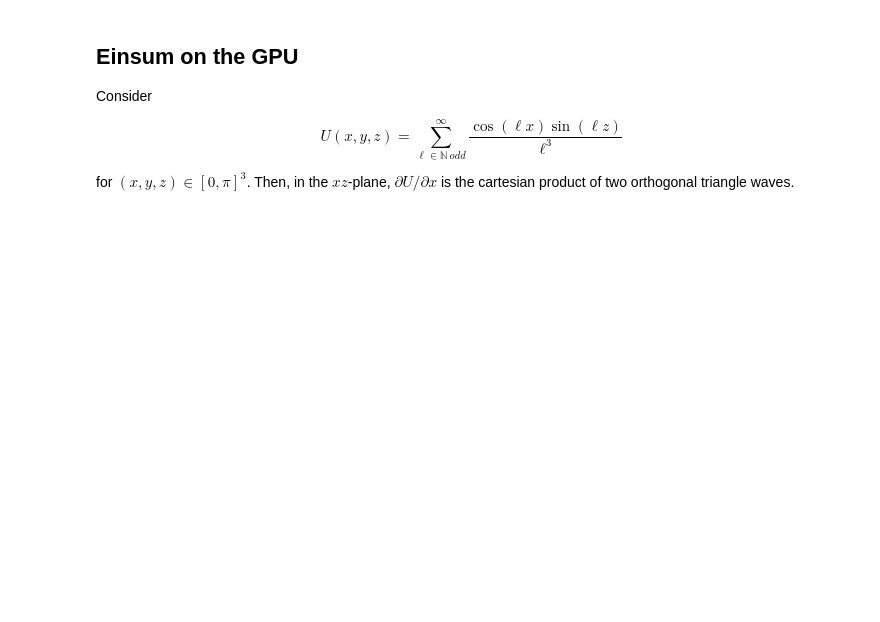
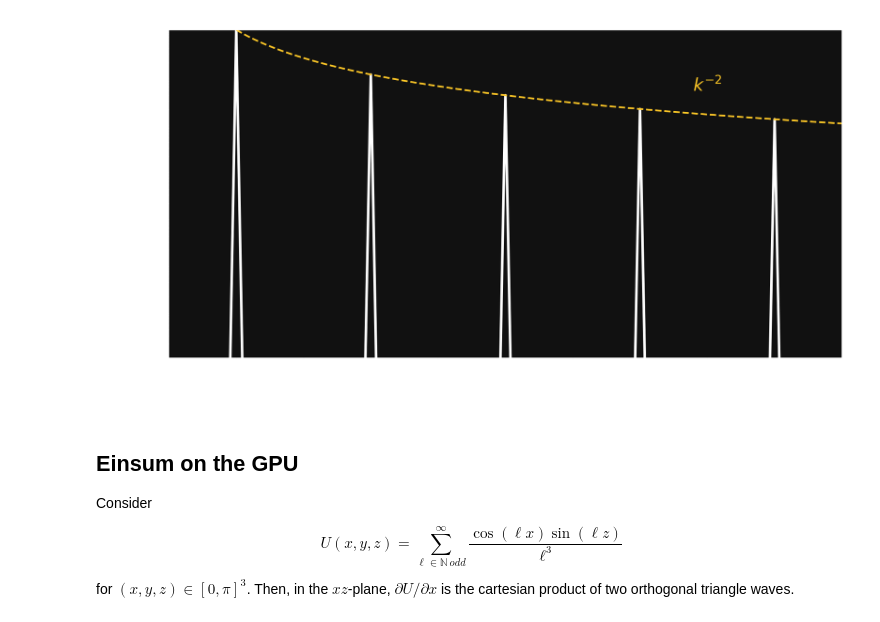
Before and after one commit to jyalim/RCworkshops, a Jupyter notebook: intro-python/fft-gpu/fft-nvidia.ipynb, the cells around one changed output. Saved outputs shown, nothing was run; the diff lists cells and outputs as text; code cells hidden in the pictures; blank space fills up the shorter version.

```diff
--- a/intro-python/fft-gpu/fft-nvidia.ipynb
+++ b/intro-python/fft-gpu/fft-nvidia.ipynb
@@ -68,15 +71,18 @@ p   = np.asnumpy(q)
 p  /= p.max()
 k   = np.asnumpy(np.linspace(1,11,1001))
 # %%
+plt.figure(figsize=(14,7))
 plt.semilogy(om,p,'w-',lw=3)
 plt.semilogy(k,1/k**2,'--',c=gld,lw=2)
 plt.annotate(r'$k^{-2}$',(8,5e-2),fontsize=20,color=gld,ha='center')
 _=plt.xlim(0,10)
 _=plt.ylim(1e-7,1)
 _=plt.xticks(np.asnumpy(np.arange(10)),fontsize=20)
 _=plt.yticks(fontsize=20)
 _=plt.xlabel(r'$\omega$',fontsize=20,color='w')
 _=plt.ylabel(r'$PSD$',fontsize=20,color='w')
+# %% [output]
+[figure, added]
 # %% [markdown]
 ## Einsum on the GPU
 
```
Also changed, not shown: parts of 9 cells of this notebook, 3 other files.
